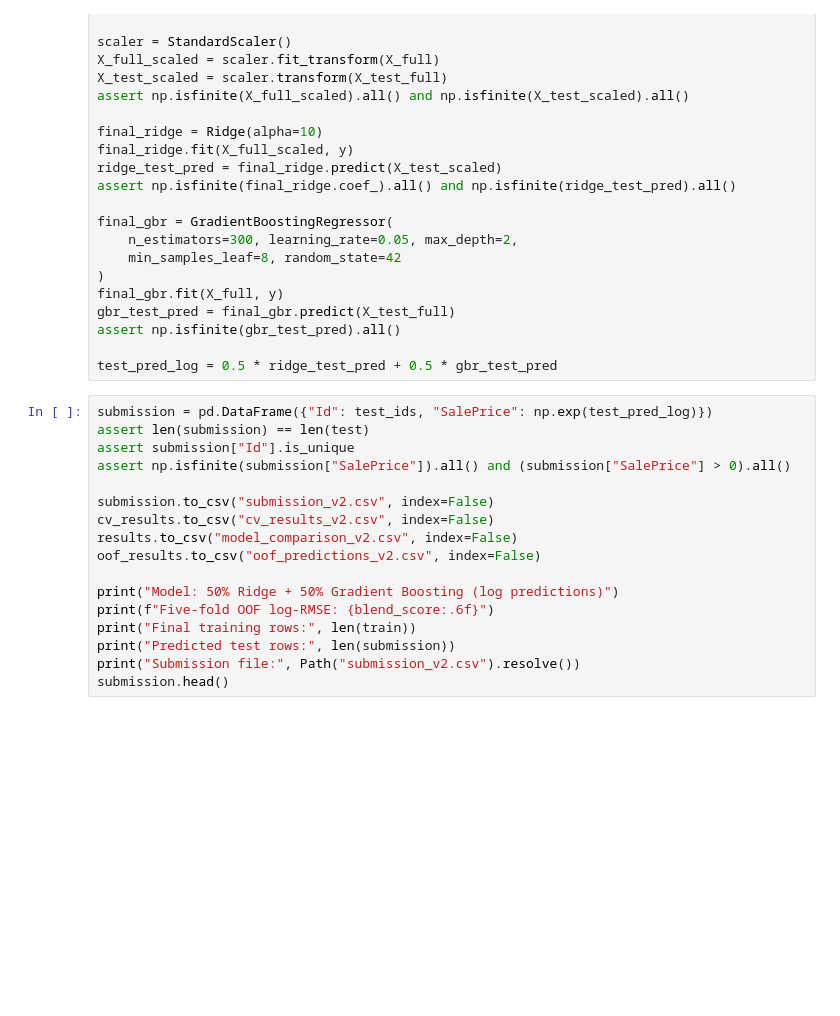
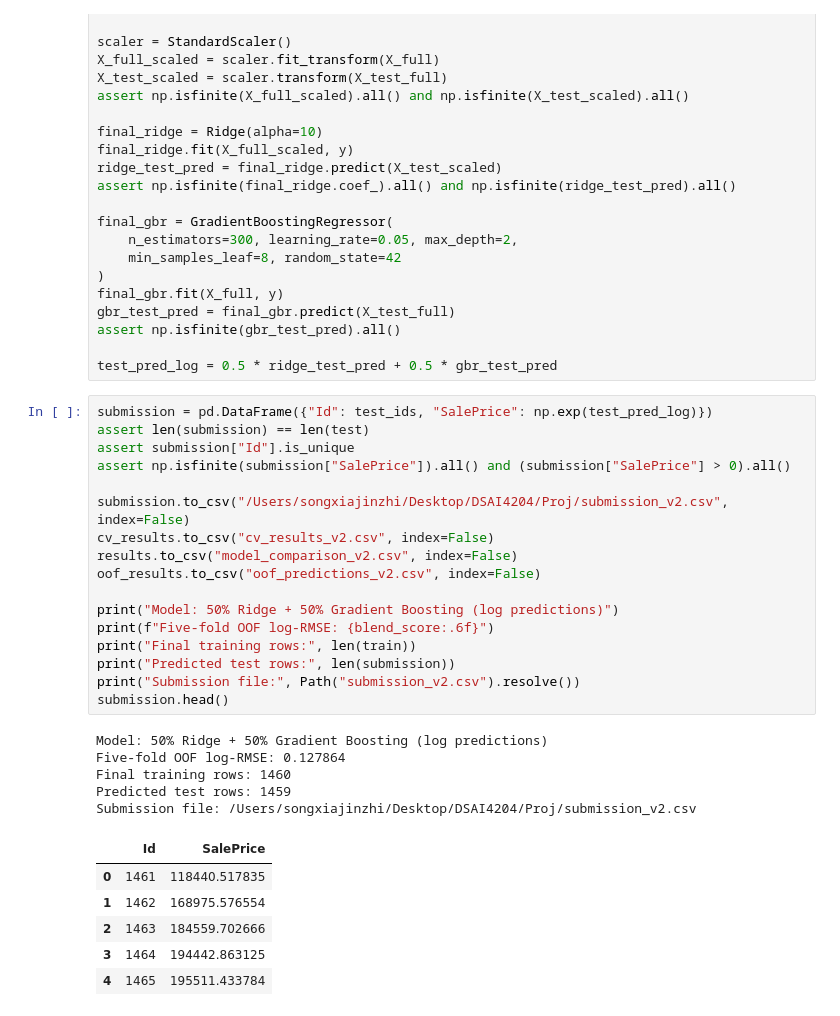
Before and after one commit to onoizu/ames-house-price-prediction, a Jupyter notebook: house_prices_v2.ipynb, the cells around one changed output. Drawn from its saved outputs; the diff is of its cells as text; blank space fills up the shorter version.

```diff
--- a/house_prices_v2.ipynb
+++ b/house_prices_v2.ipynb
@@ -239,17 +291,29 @@ test_pred_log = 0.5 * ridge_test_pred + 0.5 * gbr_test_pred
 # %%
 submission = pd.DataFrame({"Id": test_ids, "SalePrice": np.exp(test_pred_log)})
 assert len(submission) == len(test)
 assert submission["Id"].is_unique
 assert np.isfinite(submission["SalePrice"]).all() and (submission["SalePrice"] > 0).all()
 
-submission.to_csv("submission_v2.csv", index=False)
+submission.to_csv("/Users/songxiajinzhi/Desktop/DSAI4204/Proj/submission_v2.csv", index=False)
 cv_results.to_csv("cv_results_v2.csv", index=False)
 results.to_csv("model_comparison_v2.csv", index=False)
 oof_results.to_csv("oof_predictions_v2.csv", index=False)
 
 print("Model: 50% Ridge + 50% Gradient Boosting (log predictions)")
 print(f"Five-fold OOF log-RMSE: {blend_score:.6f}")
 print("Final training rows:", len(train))
 print("Predicted test rows:", len(submission))
 print("Submission file:", Path("submission_v2.csv").resolve())
 submission.head()
+# %% [output]
+Model: 50% Ridge + 50% Gradient Boosting (log predictions)
+Five-fold OOF log-RMSE: 0.127864
+Final training rows: 1460
+Predicted test rows: 1459
+Submission file: /Users/songxiajinzhi/Desktop/DSAI4204/Proj/submission_v2.csv
+|  | Id | SalePrice |
+| 0 | 1461 | 118440.517835 |
+| 1 | 1462 | 168975.576554 |
+| 2 | 1463 | 184559.702666 |
+| 3 | 1464 | 194442.863125 |
+| 4 | 1465 | 195511.433784 |
```
Also changed, not shown: parts of 6 cells of this notebook.
